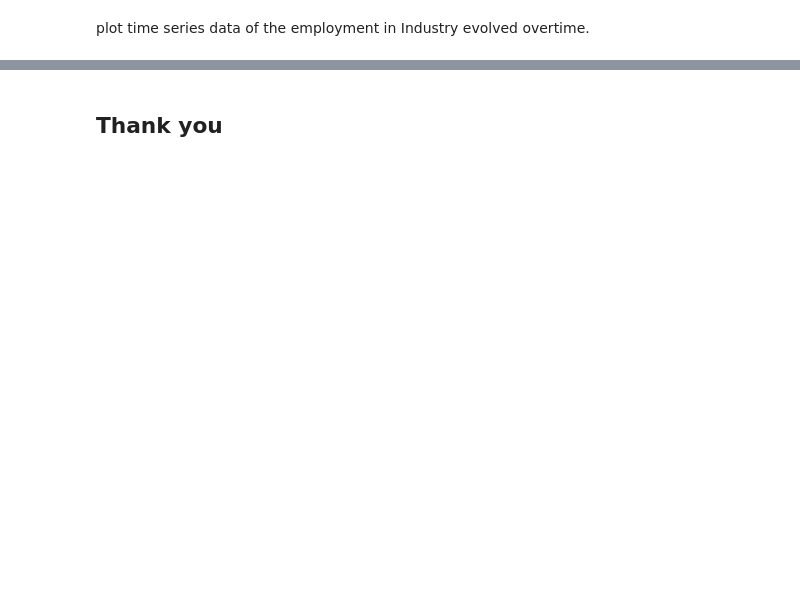
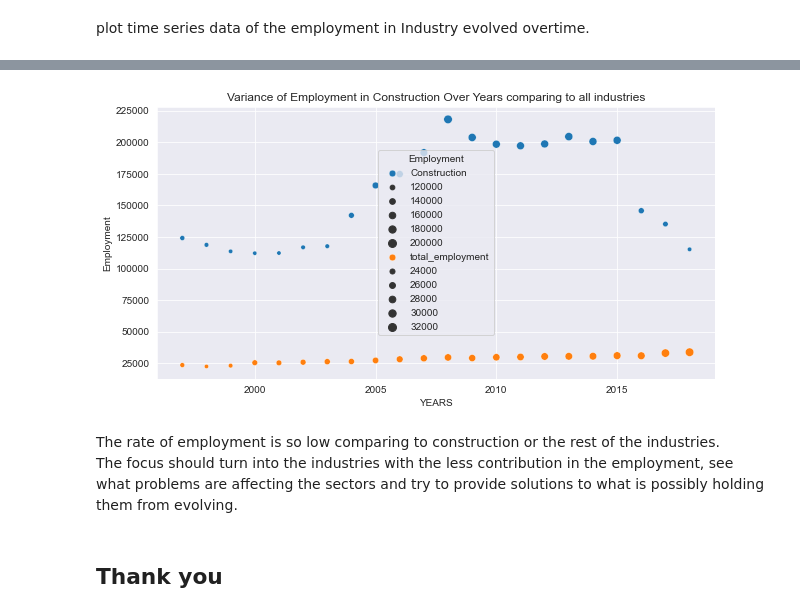
Before and after one commit to geehaad/Time-Series-Analysis-of-NAICS, a Jupyter notebook: Time Series Analysis of NAICS.ipynb, the cells around one changed output, grey strips where cells are left out. Saved outputs shown, nothing was run; the diff lists cells and outputs as text; code cells hidden in the pictures; blank space fills up the shorter version.

```diff
--- a/Time Series Analysis of NAICS.ipynb
+++ b/Time Series Analysis of NAICS.ipynb
@@ -586,0 +579,3 @@ plt.show()
+# %%
+total_employment_summary= pd.DataFrame(output_df.groupby('SYEAR')['Employment'].mean())
+total_employment_summary
@@ -587,2 +601,17 @@ plt.show()
+# %%
+#scatterplot
+sns.set_style('darkgrid')
+plt.figure(figsize=(10,5))
+sns.scatterplot(x=construction_year.index, y='Employment',data=construction_year,size='Employment',label="Construction")
+sns.scatterplot(x=total_employment_summary.index, y="Employment", data=total_employment_summary, size='Employment', label="total_employment")
+plt.title('Variance of Employment in Construction Over Years comparing to all industries')
+plt.xlabel('YEARS')
+plt.ylabel('Employment')
+plt.show()
+# %% [output]
+[figure, added]
+# %% [markdown]
+The rate of employment is so low comparing to construction or the rest of the industries. <br>
+The focus should turn into the industries with the less contribution in the employment, see what problems are affecting the sectors and try to provide solutions to what is possibly holding them from evolving.
 # %% [markdown]
 ## Thank you
```
Also changed, not shown: parts of 37 cells of this notebook.
